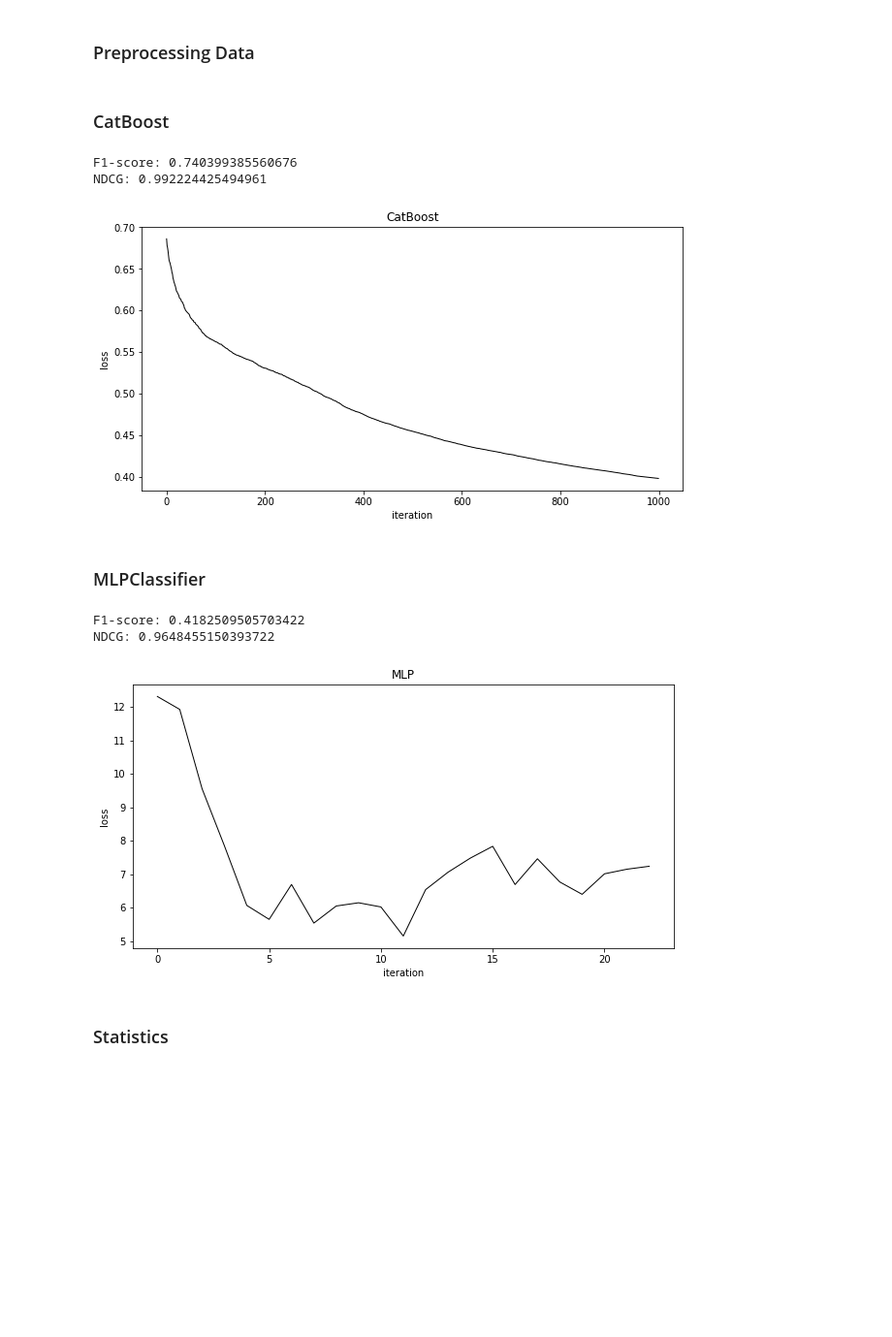
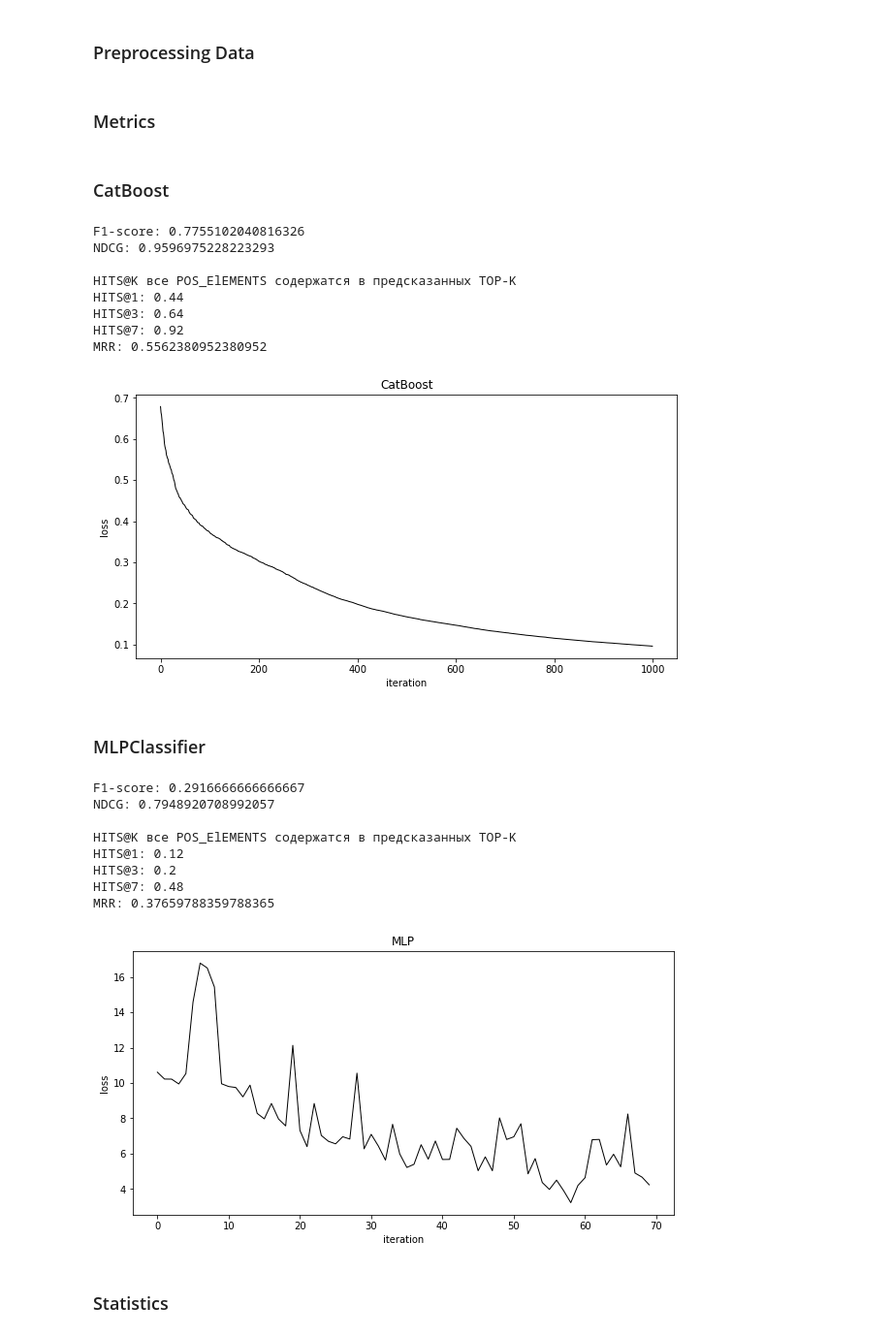
Before and after one commit to ITMO-NSS-team/GAMLET, a Jupyter notebook: notebooks/openml.ipynb, the cells around one changed output. Shown: that part at 97% size. Drawn from its saved outputs; the diff is of its cells as text; code cells hidden in the pictures; blank space fills up the shorter version.

Commit message:
Add metrics and update data
-- Add Hits@K and MRR
-- Update data deletion with low number of sklearn models

```diff
--- a/notebooks/openml.ipynb
+++ b/notebooks/openml.ipynb
@@ -49,12 +49,18 @@ df_openml_sklearn = df_openml[df_openml['flow_name'].str.startswith('sklearn')]
 # Удаление одинаковых моделей для каждого task_id, оставляя с лучшим score
 data_with_best_model = df_openml_sklearn.groupby(['task_id','flow_name']).apply(lambda x: x.nlargest(1,['value'])).reset_index(drop=True)
 
-TOP = 5    # количество лучших и худших моделей для каждого task_id
+TOP_POS = 3    # количество лучших моделей для каждого task_id
+TOP_NEG = 7    # количество худших моделей для каждого task_id
+
+# Оставляем только те task_id, для которых количество samples >= TOP_POS + TOP_NEG
+temp = data_with_best_model['task_id'].value_counts()
+data_with_best_model = data_with_best_model[data_with_best_model['task_id'].isin(list(temp[temp>=TOP_POS+TOP_NEG].index))]
+
 # POSITIVE_SAMPLES
-df_top_positive = data_with_best_model.groupby(['task_id']).apply(lambda x: x.nlargest(TOP,['value']))
+df_top_positive = data_with_best_model.groupby(['task_id']).apply(lambda x: x.nlargest(TOP_POS,['value']))
 df_top_positive['label'] = [1]*len(df_top_positive)
 # NEGATIVE_SAMPLES
-df_top_negative = data_with_best_model.groupby(['task_id']).apply(lambda x: x.nsmallest(TOP,['value']))
+df_top_negative = data_with_best_model.groupby(['task_id']).apply(lambda x: x.nsmallest(TOP_NEG,['value']))
 df_top_negative['label'] = [0]*len(df_top_negative)
 
 df_top = pd.concat([df_top_positive, df_top_negative])
@@ -64,10 +70,6 @@ df_top_merge = pd.merge(df_top, datasets[list(set(datasets.columns) - set(df_top
 df_top_merge = pd.merge(df_top_merge, tasks[list(set(tasks.columns) - set(df_top_merge.columns)) + ['task_id', 'data_id']], on = ['task_id', 'data_id'])
 df_top_merge = pd.merge(df_top_merge, flows[list(set(flows.columns) - set(df_top_merge.columns)) + ['flow_id', 'flow_name']], on = ['flow_id', 'flow_name'])
 df_top_merge.to_csv('OpenML_neg+pos.csv')
-
-# Оставляем только те task_id, для которых количество samples получилось не меньше 10
-temp = df_top_merge['task_id'].value_counts()
-df_top_merge = df_top_merge[df_top_merge['task_id'].isin(list(temp[temp==TOP*2].index))]
 # %%
 # Удаление неинформативных столбцов
 columns = set(df_top_merge.columns) - set(['Unnamed: 0', 'run_id',	'setup_id',	'flow_id', 'flow_name', 'data_id', 'data_name', 'upload_time',
@@ -99,6 +101,22 @@ y_train = y[y.index.isin(list(df_top_merge[df_top_merge['task_id'].isin(train_ta
 X_test = X[X.index.isin(list(df_top_merge[df_top_merge['task_id'].isin(test_task_id)].index))]
 y_test = y[y.index.isin(list(df_top_merge[df_top_merge['task_id'].isin(test_task_id)].index))]
 # X_train, X_test, y_train, y_test = sklearn.model_selection.train_test_split(X, y, test_size=0.2, random_state=42, stratify=X[['task_id']])
+# %% [markdown]
+### Metrics
+# %%
+def eval(y_pos, y_neg):
+        hits1_list = []
+        hits3_list = []
+        hits7_list = []
+        mrr_list = []
+        for y_pred_neg,y_pred_pos in zip(y_neg, y_pos):
+                y_pred = np.concatenate([y_pred_pos, y_pred_neg])
+                ranking_list = (len(y_pred) - y_pred.argsort().argsort())[:TOP_POS]
+                hits1_list.append(int(any(ranking_list[:1] <= 1)))
+                hits3_list.append(int(all(ranking_list[:3] <= 3)))
+                hits7_list.append(int(all(ranking_list[:7] <= 7)))
+                mrr_list.append(np.mean(1./ranking_list))
+        return np.mean(mrr_list), np.mean(hits1_list), np.mean(hits3_list), np.mean(hits7_list)
 # %% [markdown]
 ### CatBoost
 # %%
@@ -115,6 +133,9 @@ preds_proba = model.predict_proba(X_test[list(set(X_test.columns) - {'value', 't
 
 test_data = X_test.copy()
 test_data['prob'] = preds_proba[:,1]
+test_data = pd.concat([test_data, y_test], axis = 1)
+y_neg = np.array(test_data[test_data['label'] == 0].groupby('task_id')['prob'].apply(list))
+y_pos = np.array(test_data[test_data['label'] == 1].groupby('task_id')['prob'].apply(list))
 y_true = test_data.groupby('task_id')['value'].apply(list)
 y_pred = test_data.groupby('task_id')['prob'].apply(list)
 y_true = np.array([y_true.values[i] for i in range(len(y_true))])
@@ -128,44 +149,73 @@ plt.xlabel("iteration")
 plt.ylabel("loss")
 
 print(f'F1-score: {sklearn.metrics.f1_score(y_test, preds_class)}')
-print(f'NDCG: {sklearn.metrics.ndcg_score(y_true, y_pred)}')
+print(f'NDCG: {sklearn.metrics.ndcg_score(y_true, y_pred, k = 3)}')
+mrr, hits1, hits3, hits7 = eval(y_pos, y_neg)
+print()
+print ('HITS@K все POS_ElEMENTS содержатся в предсказанных TOP-K')
+print(f'HITS@1: {hits1}')
+print(f'HITS@3: {hits3}')
+print(f'HITS@7: {hits7}')
+print(f'MRR: {mrr}')
 # %% [output]
-F1-score: 0.740399385560676
-NDCG: 0.992224425494961
+F1-score: 0.7755102040816326
+NDCG: 0.9596975228223293
+
+HITS@K все POS_ElEMENTS содержатся в предсказанных TOP-K
+HITS@1: 0.44
+HITS@3: 0.64
+HITS@7: 0.92
+MRR: 0.5562380952380952
-[figure, old version]
+[figure, new version]
 # %% [markdown]
 ### MLPClassifier
 # %%
 from sklearn.neural_network import MLPClassifier
 
 clf = MLPClassifier(random_state=1,
                     max_iter=1000,
                     verbose = False)
 
 clf.fit(X_train[list(set(X_train.columns) - {'value', 'task_id'})], y_train)
 preds_class = clf.predict(X_test[list(set(X_test.columns) - {'value', 'task_id'})])
 preds_proba = clf.predict_proba(X_test[list(set(X_test.columns) - {'value', 'task_id'})])
 
 test_data = X_test.copy()
 test_data['prob'] = preds_proba[:,1]
+test_data = pd.concat([test_data, y_test], axis = 1)
+y_neg = np.array(test_data[test_data['label'] == 0].groupby('task_id')['prob'].apply(list))
+y_pos = np.array(test_data[test_data['label'] == 1].groupby('task_id')['prob'].apply(list))
 y_true = test_data.groupby('task_id')['value'].apply(list)
 y_pred = test_data.groupby('task_id')['prob'].apply(list)
 y_true = np.array([y_true.values[i] for i in range(len(y_true))])
 y_pred = np.array([y_pred.values[i] for i in range(len(y_pred))])
 
 fig = plt.figure(figsize=(10,5))
 fig.patch.set_facecolor('xkcd:white')
 plt.plot(clf.loss_curve_, color = 'black', linewidth=1)
 plt.title('MLP')
 plt.xlabel("iteration")
 plt.ylabel("loss")
 
 print(f'F1-score: {sklearn.metrics.f1_score(y_test, preds_class)}')
-print(f'NDCG: {sklearn.metrics.ndcg_score(y_true, y_pred)}')
+print(f'NDCG: {sklearn.metrics.ndcg_score(y_true, y_pred, k = 3)}')
+mrr, hits1, hits3, hits7 = eval(y_pos, y_neg)
+print()
+print ('HITS@K все POS_ElEMENTS содержатся в предсказанных TOP-K')
+print(f'HITS@1: {hits1}')
+print(f'HITS@3: {hits3}')
+print(f'HITS@7: {hits7}')
+print(f'MRR: {mrr}')
 # %% [output]
-F1-score: 0.4182509505703422
-NDCG: 0.9648455150393722
+F1-score: 0.2916666666666667
+NDCG: 0.7948920708992057
+
+HITS@K все POS_ElEMENTS содержатся в предсказанных TOP-K
+HITS@1: 0.12
+HITS@3: 0.2
+HITS@7: 0.48
+MRR: 0.37659788359788365
-[figure, old version]
+[figure, new version]
 # %% [markdown]
 ### Statistics
 # %% [markdown]
```
Also changed, not shown: parts of 1 cell of this notebook.
